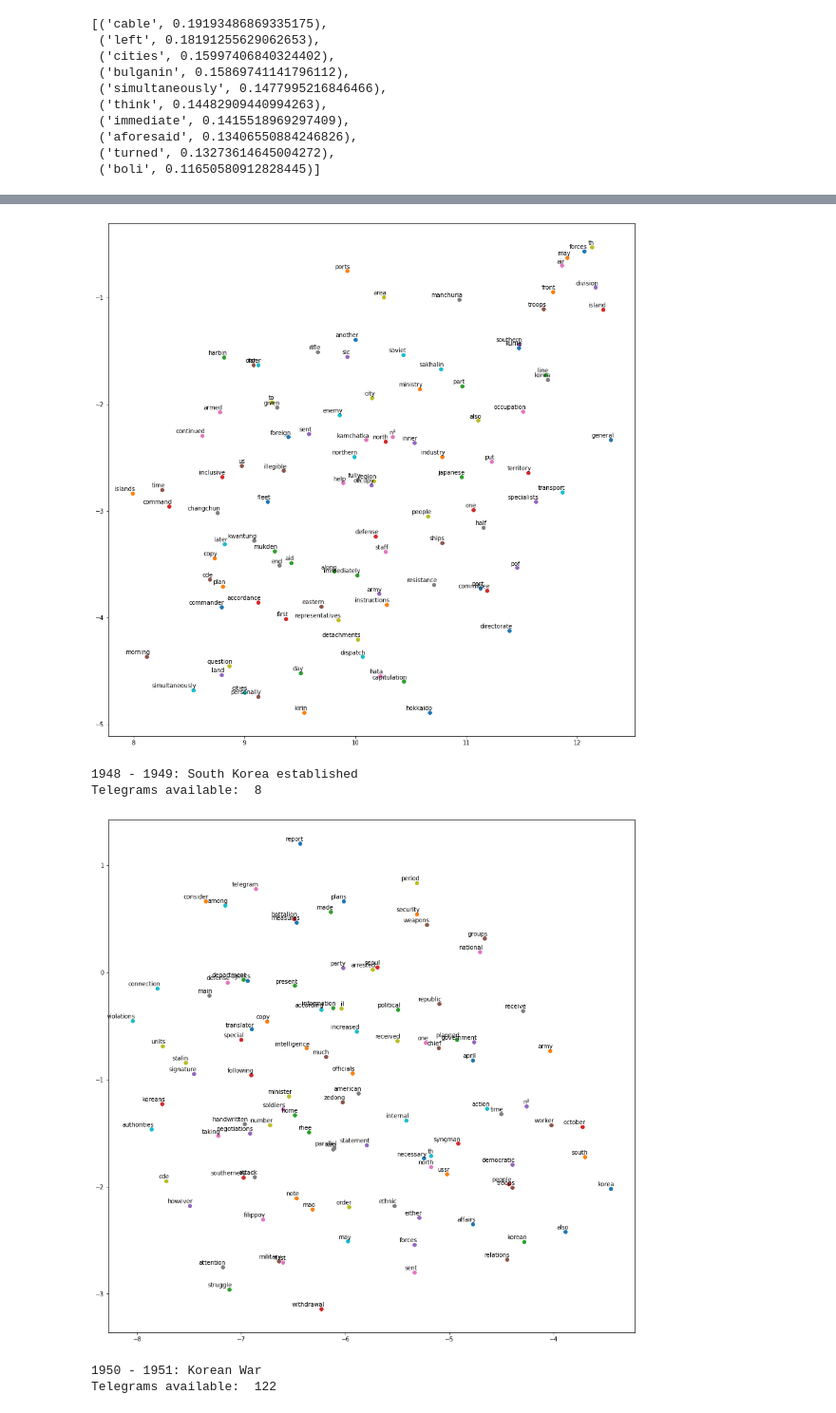
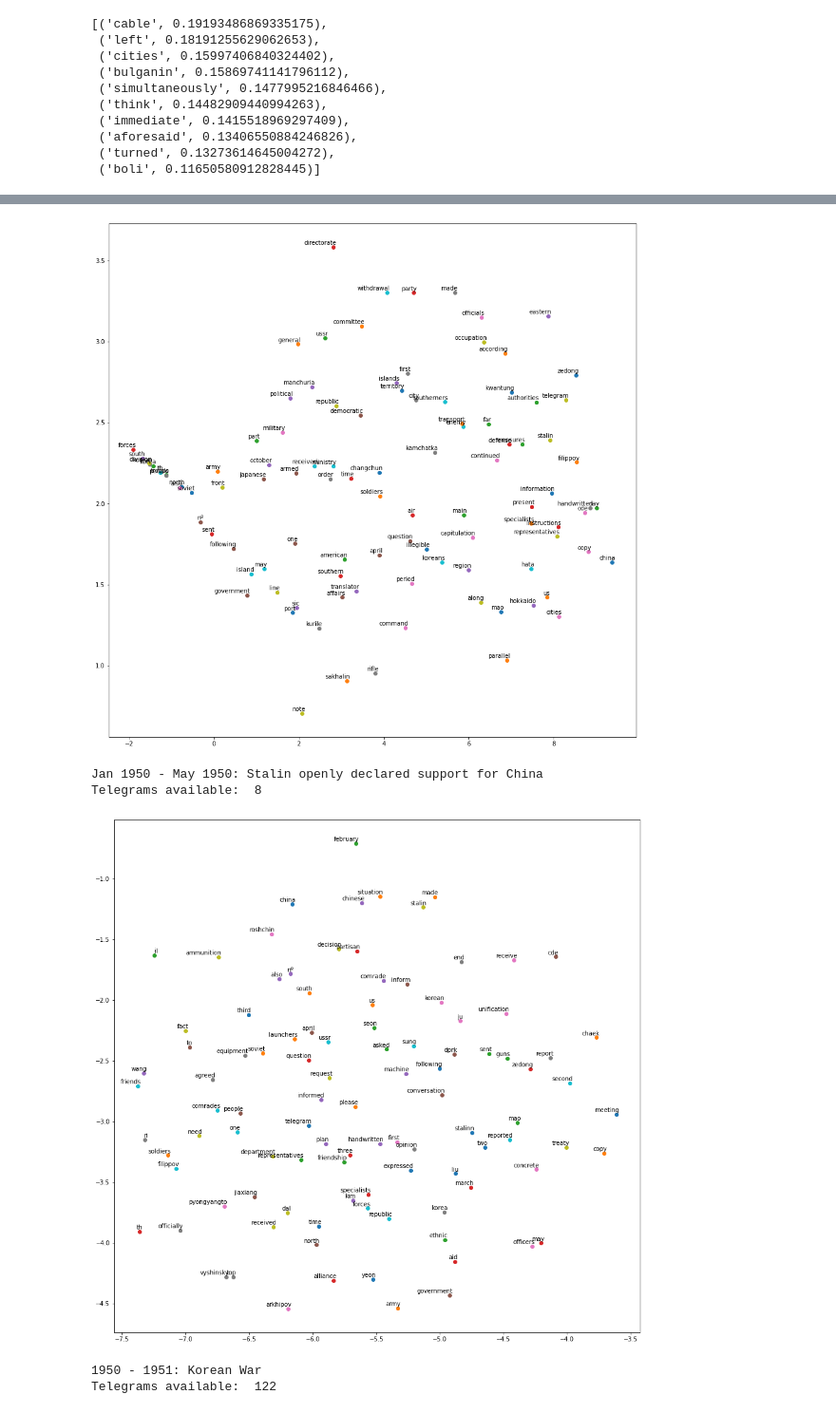
Before and after one commit to ks0m1c/lmaozhedong, a Jupyter notebook: word_vectors.ipynb, the cells around one changed output, grey strips where cells are left out. Shown: that part at 95% size. Saved outputs shown, nothing was run; the diff lists cells and outputs as text; code cells hidden in the pictures.

Commit message:
final word vector representations included in report

```diff
--- a/word_vectors.ipynb
+++ b/word_vectors.ipynb
@@ -87,19 +107,19 @@ def tsne_plot(model):
     "Creates and TSNE model and plots it"
 
 #     fyi: to test specific labels instead of all the words in the vocab:
-    # labels = ['dprk', 'minister', 'president', 'korean', 'pyongyangon', 'comrade']
+    labels = ['china', 'us']
+    tokens = []
+    for label in labels:
+        tokens.append(model.wv[label])
+
+    # labels = []
     # tokens = []
-    # for label in labels:
-    #     tokens.append(model.wv[label])
-
-    labels = []
-    tokens = []
 
 
     # to speed up the process, let's limit to the first 100 elements
     count = 0
     for word in list(model.wv.key_to_index):
-        if count < 100:
+        if count < 100 and word not in labels:
             # store the word embeddings of the words
             tokens.append(model.wv[word])
             # keep track of the labels too so that we can plot it in the graph below
@@ -133,25 +153,25 @@ def tsne_plot(model):
 
 tsne_plot(model)
 # %% [output]
-[figure, old version]
+[figure, new version]
 # %%
-start_date = '1948-08-01'
-end_date = '1949-12-31'
+start_date = '1950-01-01'
+end_date = '1950-05-31'
 date_range = (df["datetime"] > start_date) & (df['datetime'] <= end_date)
 df_2 = df.loc[date_range] # choose relevant telegrams from the Korean war
 df_2.head()
-print("1948 - 1949: South Korea established\nTelegrams available: ", len(df_2))
+print("Jan 1950 - May 1950: Stalin openly declared support for China\nTelegrams available: ", len(df_2))
 
 documents = []
 documents.extend(list(parse_and_train(df_2)))
 model = gensim.models.Word2Vec (documents, vector_size=150, window=5, min_count=2, workers=4)
 model.train(documents,total_examples=len(documents),epochs=10)
 %matplotlib inline
 tsne_plot(model)
 # %% [output]
-1948 - 1949: South Korea established
+Jan 1950 - May 1950: Stalin openly declared support for China
 Telegrams available:  8
-[figure, old version]
+[figure, new version]
 # %%
 start_date = '1950-01-01'
 end_date = '1951-12-31'
```
Also changed, not shown: parts of 3 cells of this notebook, 2 other files.
